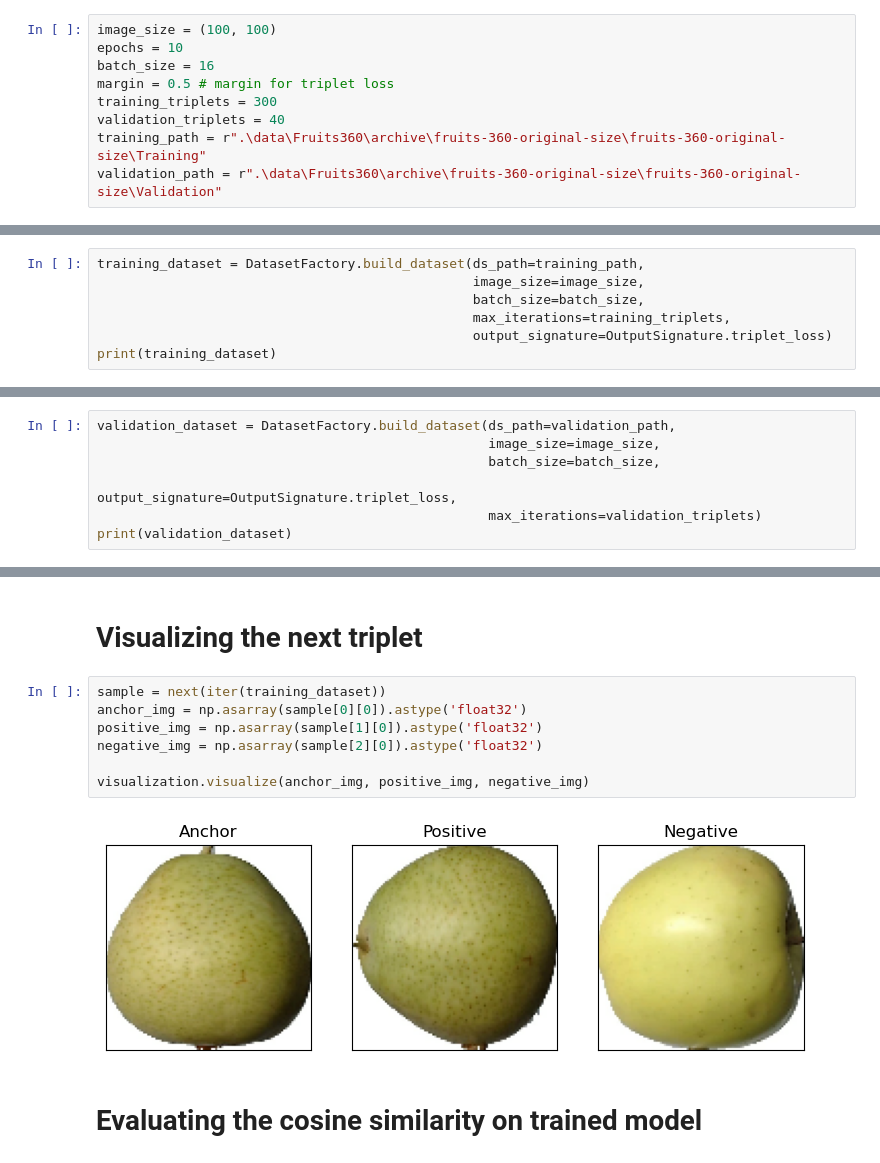
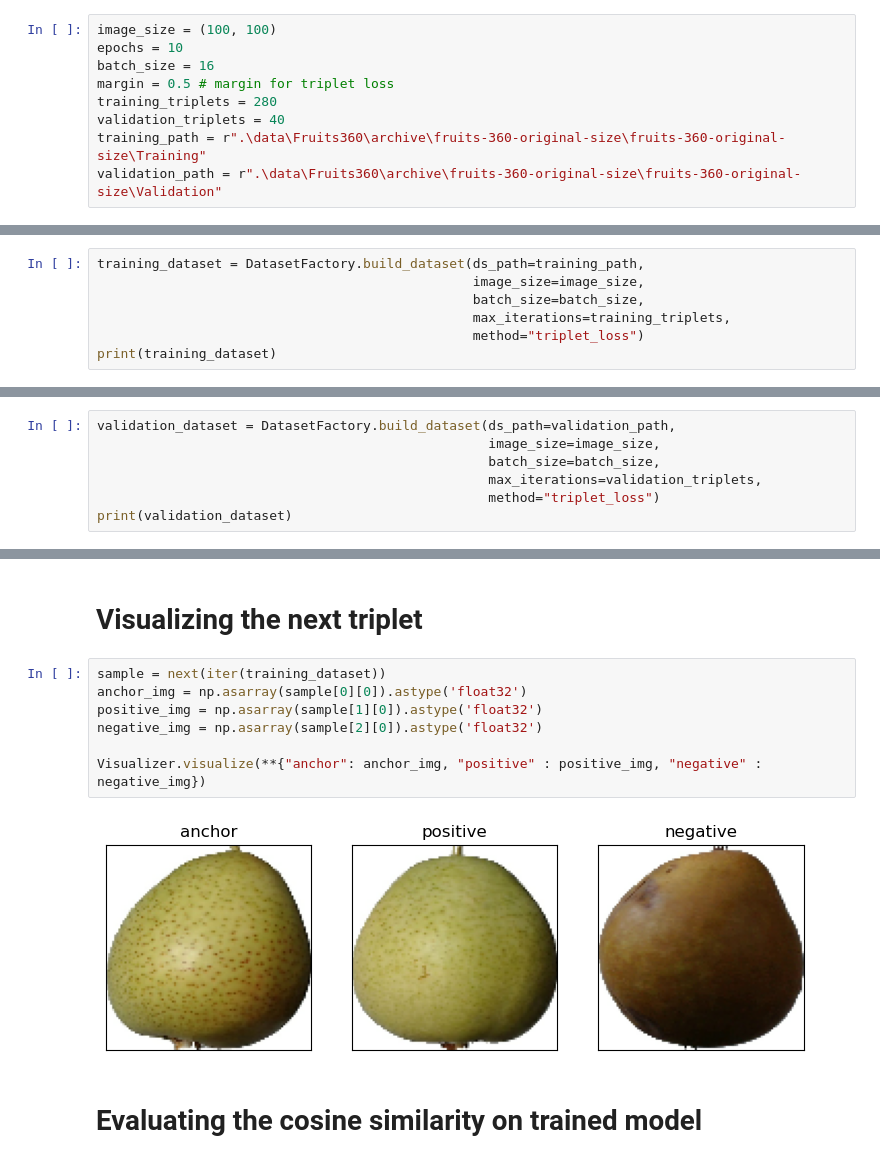
Before and after one commit to c100rczyk/Team_project_PWR, a Jupyter notebook: triplet_loss.ipynb, the cells around one changed output, grey strips where cells are left out. Saved outputs shown, nothing was run; the diff lists cells and outputs as text.

```diff
--- a/triplet_loss.ipynb
+++ b/triplet_loss.ipynb
@@ -17,7 +16,7 @@ image_size = (100, 100)
 epochs = 10
 batch_size = 16
 margin = 0.5 # margin for triplet loss
-training_triplets = 300
+training_triplets = 280
 validation_triplets = 40
 training_path = r".\data\Fruits360\archive\fruits-360-original-size\fruits-360-original-size\Training"
 validation_path = r".\data\Fruits360\archive\fruits-360-original-size\fruits-360-original-size\Validation"
@@ -26,7 +27,7 @@ training_dataset = DatasetFactory.build_dataset(ds_path=training_path,
                                                 image_size=image_size,
                                                 batch_size=batch_size,
                                                 max_iterations=training_triplets,
-                                                output_signature=OutputSignature.triplet_loss)
+                                                method="triplet_loss")
 print(training_dataset)
 # %% [output]
 <_BatchDataset element_spec=(TensorSpec(shape=(None, 100, 100, 3), dtype=tf.float32, name=None), TensorSpec(shape=(None, 100, 100, 3), dtype=tf.float32, name=None), TensorSpec(shape=(None, 100, 100, 3 ...
@@ -36,8 +37,8 @@ print(training_dataset)
 validation_dataset = DatasetFactory.build_dataset(ds_path=validation_path,
                                                   image_size=image_size,
                                                   batch_size=batch_size,
-                                                  output_signature=OutputSignature.triplet_loss,
-                                                  max_iterations=validation_triplets)
+                                                  max_iterations=validation_triplets,
+                                                  method="triplet_loss")
 print(validation_dataset)
 # %% [output]
 <_BatchDataset element_spec=(TensorSpec(shape=(None, 100, 100, 3), dtype=tf.float32, name=None), TensorSpec(shape=(None, 100, 100, 3), dtype=tf.float32, name=None), TensorSpec(shape=(None, 100, 100, 3 ...
@@ -145,12 +146,12 @@ Epoch 10/10
 # %%
 sample = next(iter(training_dataset))
 anchor_img = np.asarray(sample[0][0]).astype('float32')
 positive_img = np.asarray(sample[1][0]).astype('float32')
 negative_img = np.asarray(sample[2][0]).astype('float32')
 
-visualization.visualize(anchor_img, positive_img, negative_img)
+Visualizer.visualize(**{"anchor": anchor_img, "positive" : positive_img, "negative" : negative_img})
 # %% [output]
-[figure, old version]
+[figure, new version]
 # %% [markdown]
 # Evaluating the cosine similarity on trained model
 # %%
```
Also changed, not shown: parts of 7 cells of this notebook, 11 other files.
